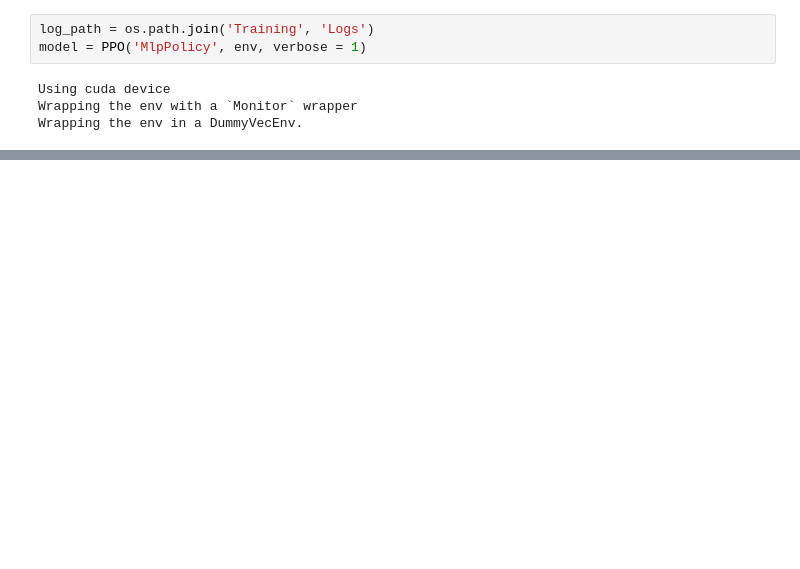
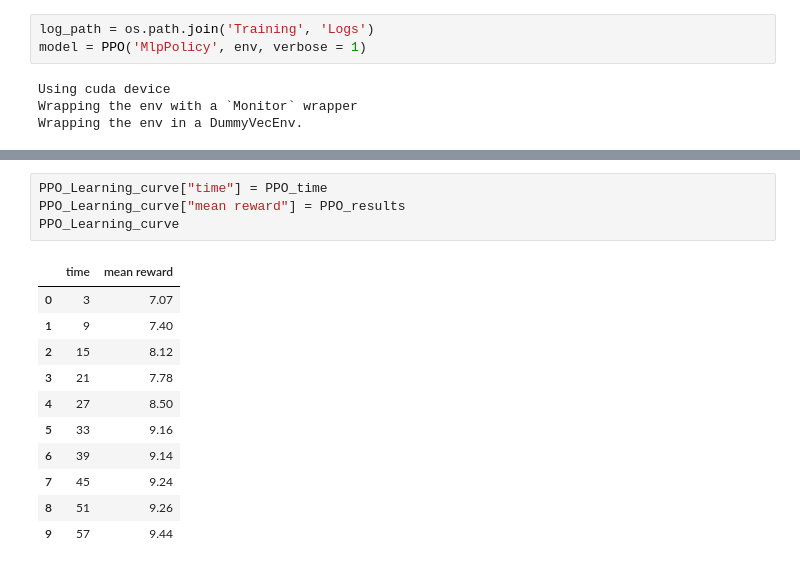
Before and after one commit to sefaozmenn/HumanMachineTeachersFiles, a Jupyter notebook: Reinforcement model Jesse/ Reinforcement model Jesse V3.ipynb, the cells around one changed output, grey strips where cells are left out. Saved outputs shown, nothing was run; the diff lists cells and outputs as text; blank space fills up the shorter version.

```diff
--- a/Reinforcement model Jesse/ Reinforcement model Jesse V3.ipynb
+++ b/Reinforcement model Jesse/ Reinforcement model Jesse V3.ipynb
@@ -208,0 +279,16 @@ model.learn(total_timesteps=20000)
+# %%
+PPO_Learning_curve["time"] = PPO_time
+PPO_Learning_curve["mean reward"] = PPO_results
+PPO_Learning_curve
+# %% [output]
+|  | time | mean reward |
+| 0 | 3 | 7.07 |
+| 1 | 9 | 7.40 |
+| 2 | 15 | 8.12 |
+| 3 | 21 | 7.78 |
+| 4 | 27 | 8.50 |
+| 5 | 33 | 9.16 |
+| 6 | 39 | 9.14 |
+| 7 | 45 | 9.24 |
+| 8 | 51 | 9.26 |
+| 9 | 57 | 9.44 |
```
Also changed, not shown: parts of 22 cells of this notebook, 6 other files.
